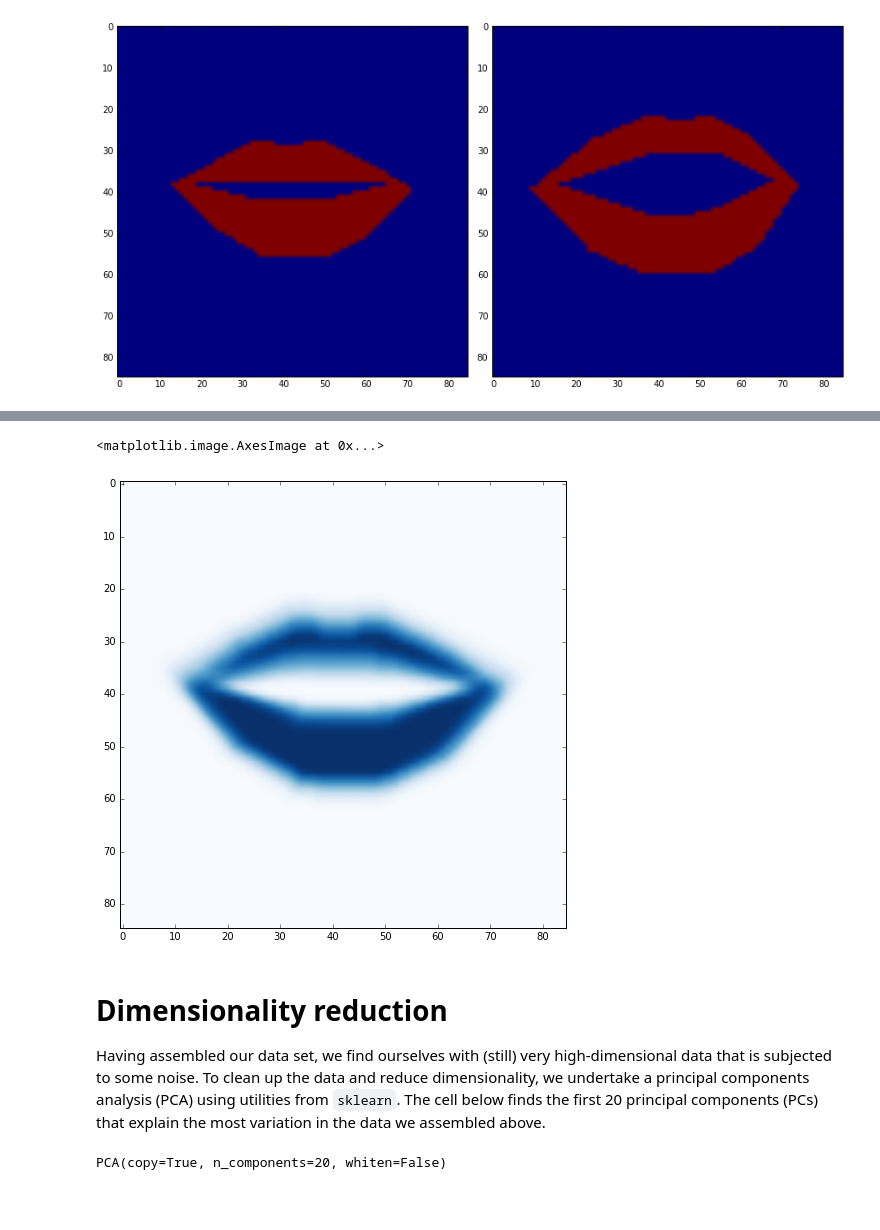
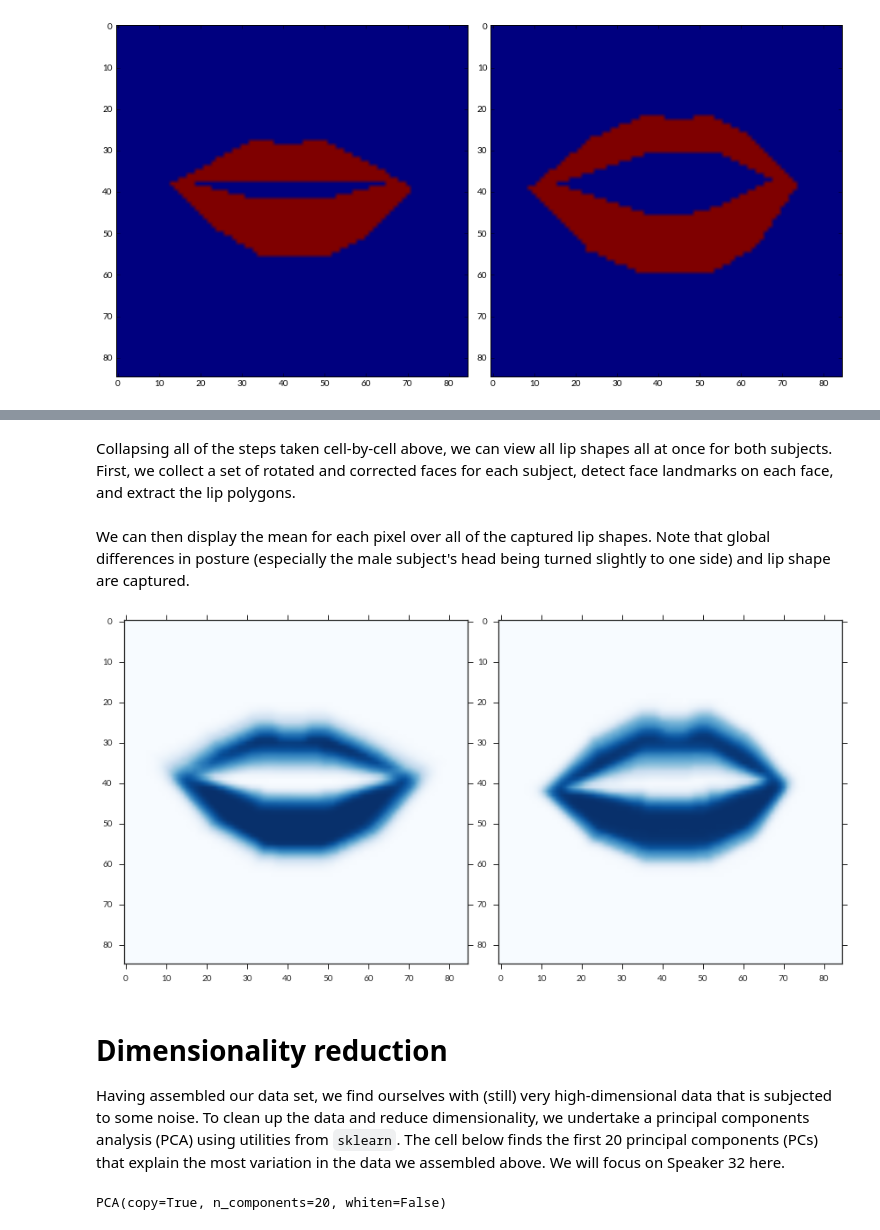
Before and after one commit to mfaytak/imgphon, a Jupyter notebook: lip-demo.ipynb, the cells around one changed output, grey strips where cells are left out. Drawn from its saved outputs; the diff is of its cells as text; code cells hidden in the pictures; blank space fills up the shorter version.

```diff
--- a/lip-demo.ipynb
+++ b/lip-demo.ipynb
@@ -177,3 +140,5 @@ plt.imshow(sum(masks),cmap='Blues') #rgb2,rgb3,rgb4
+# %% [markdown]
+Collapsing all of the steps taken cell-by-cell above, we can view all lip shapes all at once for both subjects. First, we collect a set of rotated and corrected faces for each subject, detect face landmarks on each face, and extract the lip polygons.
 # %%
 target_dir = '../40-lip-frames'
 bmp_glob = os.path.join(os.path.abspath(target_dir),"*.bmp")
@@ -189,12 +166,20 @@ for bmp in glob.glob(bmp_glob):
-# %%
-mu = np.mean(masks,axis=0)
-plt.imshow(mu,cmap="Blues")
-# %% [output]
-<matplotlib.image.AxesImage at 0x...>
-[figure, removed]
+# %% [markdown]
+We can then display the mean for each pixel over all of the captured lip shapes. Note that global differences in posture (especially the male subject's head being turned slightly to one side) and lip shape are captured.
+# %%
+mu40 = np.mean(masks40,axis=0)
+mu32 = np.mean(masks32,axis=0)
+
+plt.subplot(1,2,1)
+plt.imshow(mu40,cmap="Blues")
+plt.subplot(1,2,2)
+plt.imshow(mu32,cmap="Blues")
+plt.tight_layout()
+plt.show()
+# %% [output]
+[figure, added]
 # %% [markdown]
 # Dimensionality reduction
 
-Having assembled our data set, we find ourselves with (still) very high-dimensional data that is subjected to some noise. To clean up the data and reduce dimensionality, we undertake a principal components analysis (PCA) using utilities from `sklearn`. The cell below finds the first 20 principal components (PCs) that explain the most variation in the data we assembled above.
+Having assembled our data set, we find ourselves with (still) very high-dimensional data that is subjected to some noise. To clean up the data and reduce dimensionality, we undertake a principal components analysis (PCA) using utilities from `sklearn`. The cell below finds the first 20 principal components (PCs) that explain the most variation in the data we assembled above. We will focus on Speaker 32 here.
 # %%
 from sklearn.decomposition import PCA
```
Also changed, not shown: parts of 35 cells of this notebook, 2 other files.
